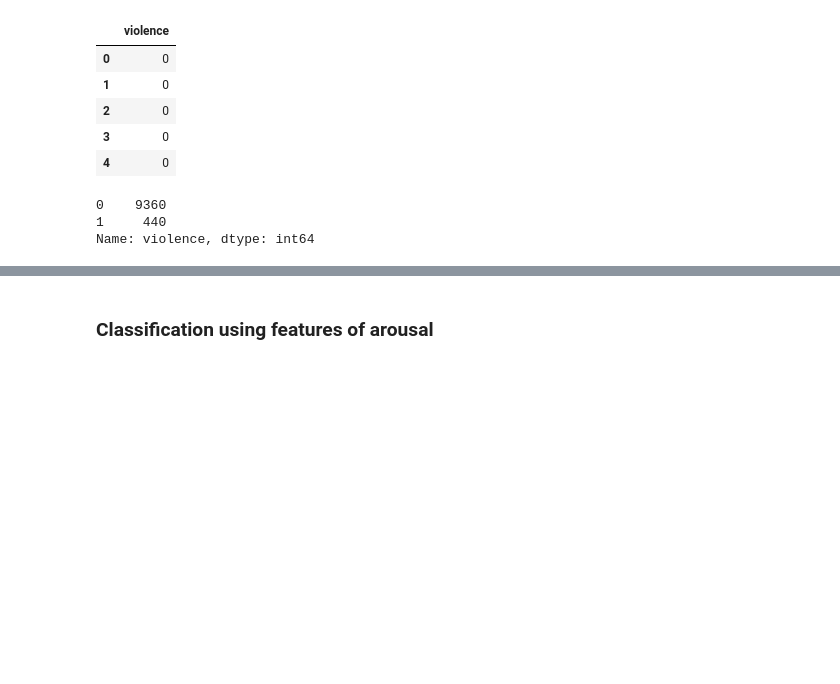
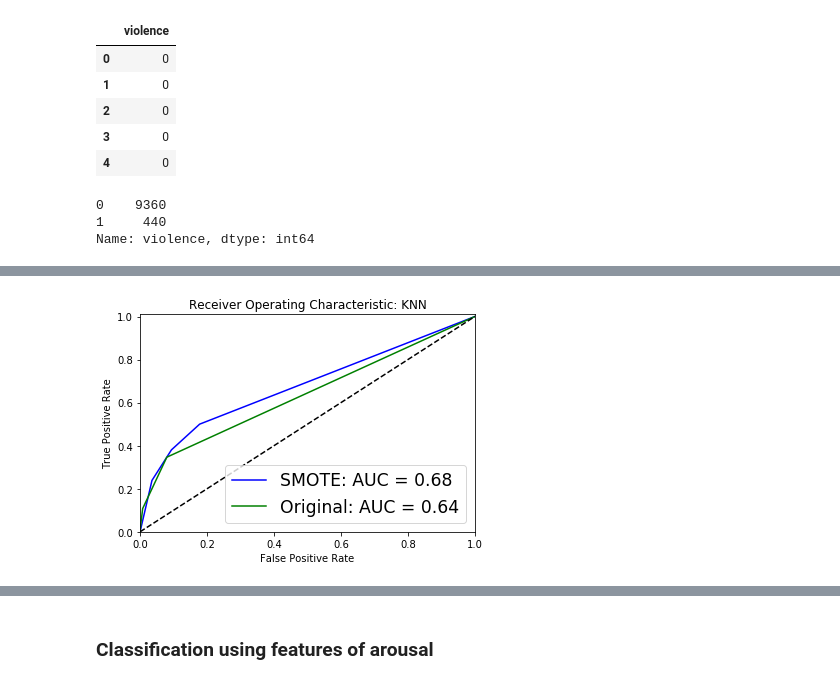
Before and after one commit to Nivedita-256/MMSR_Systems, a Jupyter notebook: Classification_arousalvalance.ipynb, the cells around one changed output, grey strips where cells are left out. Cells and saved outputs as stored; diff of their text form; code cells hidden in the pictures; blank space fills up the shorter version.

Commit message:
valence_arousal_features_violence_non-violence

```diff
--- a/Classification_arousalvalance.ipynb
+++ b/Classification_arousalvalance.ipynb
@@ -39,6 +39,9 @@ featuresArousal_TAC2015_temp = featuresArousal_TAC2015_temp.drop('name' ,axis=1)
 featuresValence_TAC2015 = pd.read_csv('ACCEDEfeaturesValence_TAC2015.csv')
 featuresValence_TAC2015_temp =featuresValence_TAC2015.drop('id',axis=1)
 featuresValence_TAC2015_temp = featuresValence_TAC2015_temp.drop('name' ,axis=1)
+# %%
+#read both features
+VA_features_2015 = pd.read_csv('VA_features_2015.csv')
 # %%
 #read ACCEDEviolence - labels
 ACCEDEviolence = pd.read_csv('ACCEDEviolence.csv')
@@ -62,0 +68,4 @@ Name: violence, dtype: int64
+# %%
+labels = ACCEDEviolence_temp.violence
+## convert to numpy array
+labels = np.array(labels)
@@ -62,0 +89,77 @@ Name: violence, dtype: int64
+# %%
+## create classifiers
+knn = KNeighborsClassifier(n_neighbors=3)
+lr = LogisticRegression(C=500, penalty='l1', random_state=12)
+rf = RandomForestClassifier(n_estimators=200, n_jobs=-1, max_depth=10, random_state=12)
+
+## create dictionary to store values
+clf_dict = {"knn": {"clf": knn}, "lr": {"clf": lr}, "rf": {"clf": rf}}
+# %%
+print ("Benchmark between classifiers..")
+for k,v in clf_dict.items():
+    ## train using original dataset
+    print (k.upper())
+    print ("Without SMOTE")
+    clf = clone(v['clf'])
+    clf.fit(X_train_fa, y_train_fa)
+    pred_proba = clf.predict_proba(X_test_fa)[:,1]
+    pred = clf.predict(X_test_fa)
+    fpr, tpr, thresholds = roc_curve(y_test_fa, pred_proba, pos_label=1)
+    auc_score = auc(fpr, tpr)
+    print ("Precision: ", precision_score(y_test_fa, pred))
+    print ("Recall: ", recall_score(y_test_fa, pred))
+    print ("F1 Score: ", f1_score(y_test_fa, pred))
+    print ("AUC: ", auc_score)
+    precision, recall, _ = precision_recall_curve(y_test_fa, pred_proba)
+    v['non-smote'] = {}
+    v['non-smote']['fpr'] = fpr
+    v['non-smote']['tpr'] = tpr
+    v['non-smote']['thresholds'] = thresholds
+    v['non-smote']['auc'] = auc_score
+    v['non-smote']['recall'] = recall
+    v['non-smote']['precision'] = precision
+    ## train using SMOTE
+    print ("With SMOTE")
+    clf = clone(v['clf'])
+    clf.fit(X_train_res, y_train_res)
+    pred_proba = clf.predict_proba(X_test_fa)[:,1]
+    pred = clf.predict(X_test_fa)
+    fpr, tpr, thresholds = roc_curve(y_test_fa, pred_proba, pos_label=1)
+    auc_score = auc(fpr, tpr)
+    print ("Precision: ", precision_score(y_test_fa, pred))
+    print ("Recall: ", recall_score(y_test_fa, pred))
+    print ("F1 Score: ", f1_score(y_test_fa, pred))
+    print ("AUC: ", auc_score)
+    precision, recall, _ = precision_recall_curve(y_test_fa, pred_proba)
+    v['smote'] = {}
+    v['smote']['fpr'] = fpr
+    v['smote']['tpr'] = tpr
+    v['smote']['thresholds'] = thresholds
+    v['smote']['auc'] = auc_score
+    v['smote']['recall'] = recall
+    v['smote']['precision'] = precision
+    print ("")
+
+## save the result to a pickle file
+# if it's already there uncoment the following two lines
+# with open('imbalance_task_result.pickle', 'rb') as handle:
+#    clf_dict = pickle.load(handle)
+with open('imbalance_task_result.pickle', 'wb') as handle:
+    pickle.dump(clf_dict, handle, protocol=pickle.HIGHEST_PROTOCOL)
+
+# plot the ROCs
+print ("Plotting the ROCs..")
+for k in clf_dict.keys():
+    plt.title('Receiver Operating Characteristic: ' + k.upper())
+
+    plt.plot(clf_dict[k]['smote']['fpr'], clf_dict[k]['smote']['tpr'], 'b',label='SMOTE: AUC = %0.2f'% clf_dict[k]['smote']['auc'])
+    plt.plot(clf_dict[k]['non-smote']['fpr'], clf_dict[k]['non-smote']['tpr'], 'g',label='Original: AUC = %0.2f'% clf_dict[k]['non-smote']['auc'])
+
+    plt.legend(loc='lower right', fontsize="xx-large")
+    plt.plot([0,1],[0,1],'k--')
+    plt.xlim([0,1.0])
+    plt.ylim([0,1.01])
+    plt.ylabel('True Positive Rate')
+    plt.xlabel('False Positive Rate')
+    plt.show()
+# %% [output]
@@ -62,0 +183 @@ Name: violence, dtype: int64
+[figure, added]
```
Also changed, not shown: parts of 3 cells of this notebook, 1 other file.
